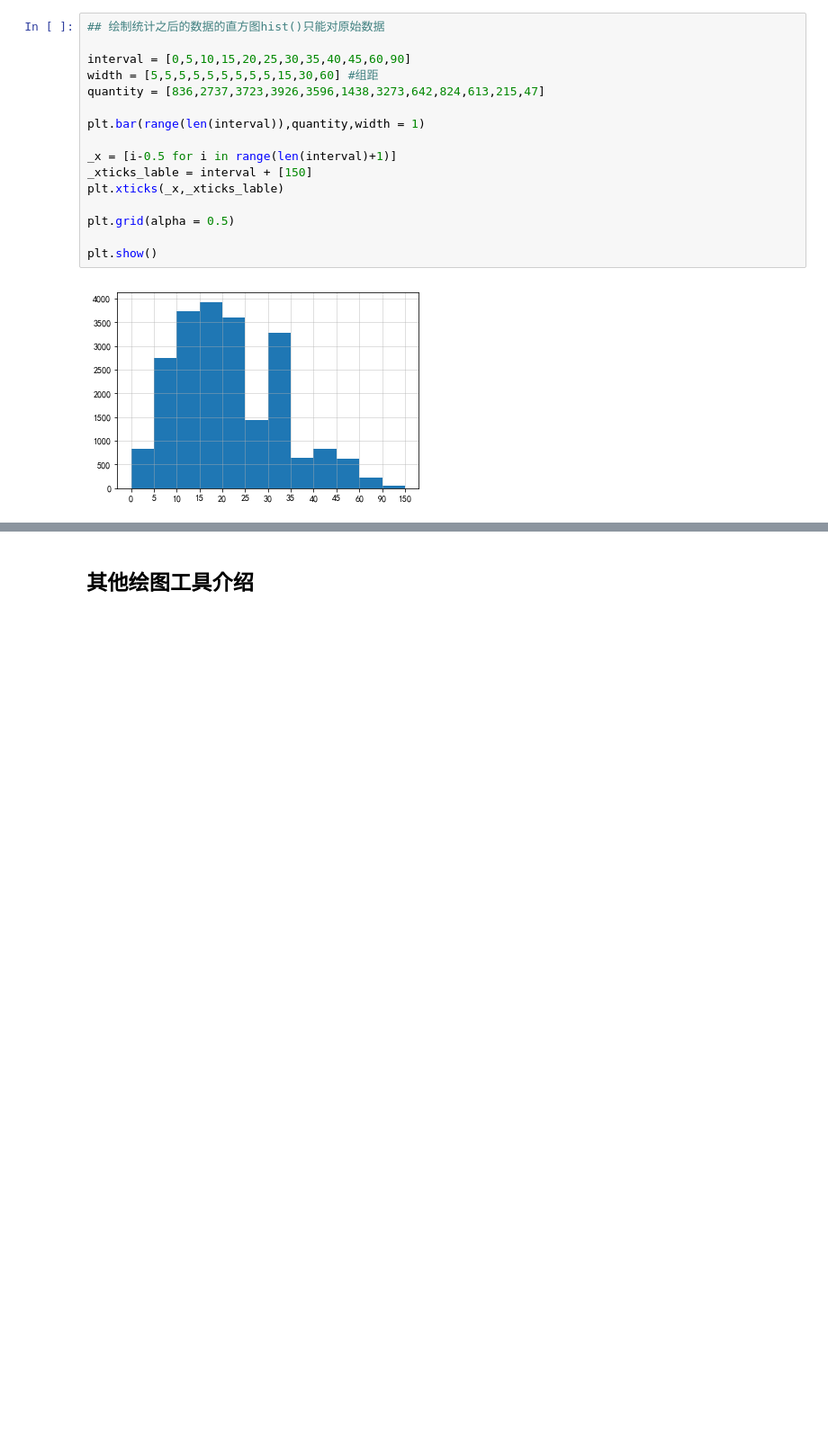
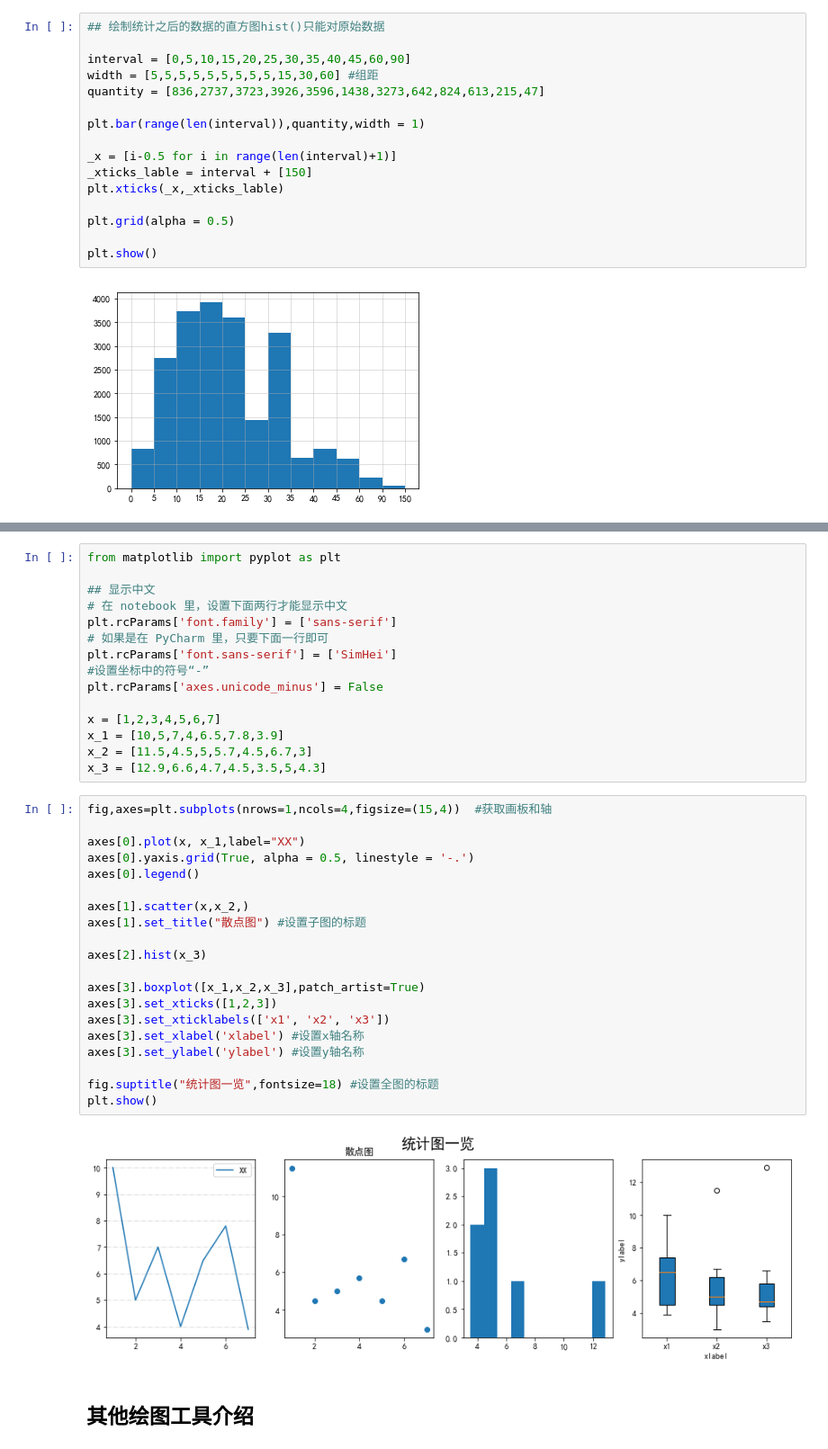
Before and after one commit to qsy28/study-notes, a Jupyter notebook: Python与统计/Matplotlib学习总结.ipynb, the cells around one changed output, grey strips where cells are left out. Shown at 90% size. Drawn from its saved outputs; the diff is of its cells as text; blank space fills up the shorter version.

```diff
--- a/Python与统计/Matplotlib学习总结.ipynb
+++ b/Python与统计/Matplotlib学习总结.ipynb
@@ -199,3 +287,40 @@ plt.show()
+# %%
+from matplotlib import pyplot as plt
+
+## 显示中文
+# 在 notebook 里，设置下面两行才能显示中文
+plt.rcParams['font.family'] = ['sans-serif']
+# 如果是在 PyCharm 里，只要下面一行即可
+plt.rcParams['font.sans-serif'] = ['SimHei']
+#设置坐标中的符号“-”
+plt.rcParams['axes.unicode_minus'] = False
+
+x = [1,2,3,4,5,6,7]
+x_1 = [10,5,7,4,6.5,7.8,3.9]
+x_2 = [11.5,4.5,5,5.7,4.5,6.7,3]
+x_3 = [12.9,6.6,4.7,4.5,3.5,5,4.3]
+# %%
+fig,axes=plt.subplots(nrows=1,ncols=4,figsize=(15,4))  #获取画板和轴
+
+axes[0].plot(x, x_1,label="XX")
+axes[0].yaxis.grid(True, alpha = 0.5, linestyle = '-.')
+axes[0].legend()
+
+axes[1].scatter(x,x_2,)
+axes[1].set_title("散点图") #设置子图的标题
+
+axes[2].hist(x_3)
+
+axes[3].boxplot([x_1,x_2,x_3],patch_artist=True)
+axes[3].set_xticks([1,2,3])
+axes[3].set_xticklabels(['x1', 'x2', 'x3'])
+axes[3].set_xlabel('xlabel') #设置x轴名称
+axes[3].set_ylabel('ylabel') #设置y轴名称
+
+fig.suptitle("统计图一览",fontsize=18) #设置全图的标题
+plt.show()
+# %% [output]
+[figure, added]
 # %% [markdown]
 ## 其他绘图工具介绍
 # %% [markdown]
```
Also changed, not shown: parts of 10 cells of this notebook, 4 other files.
